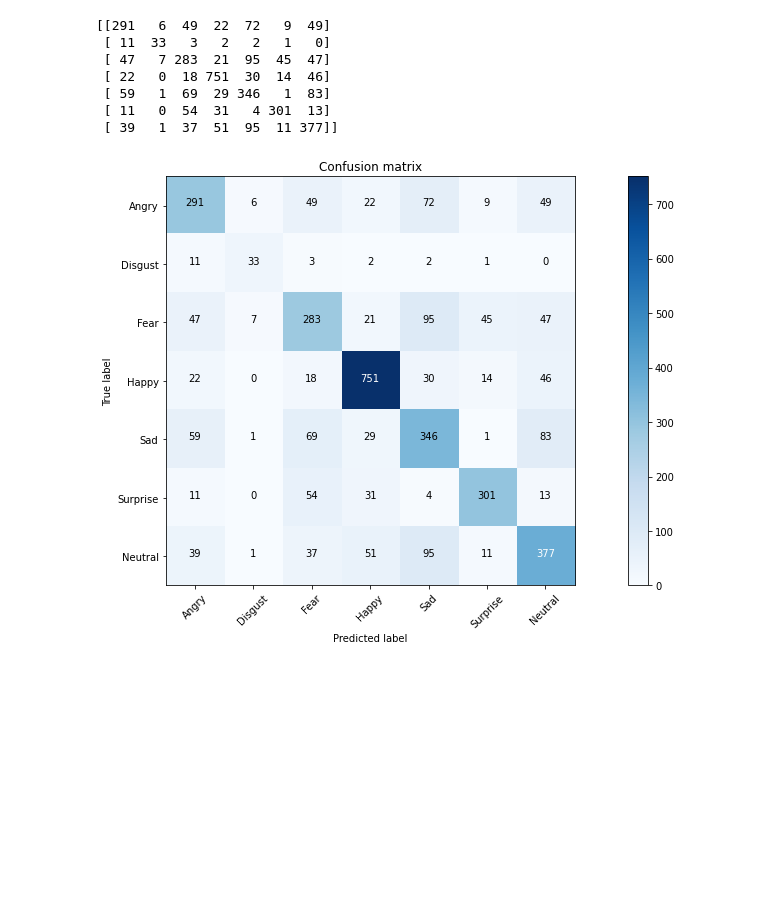
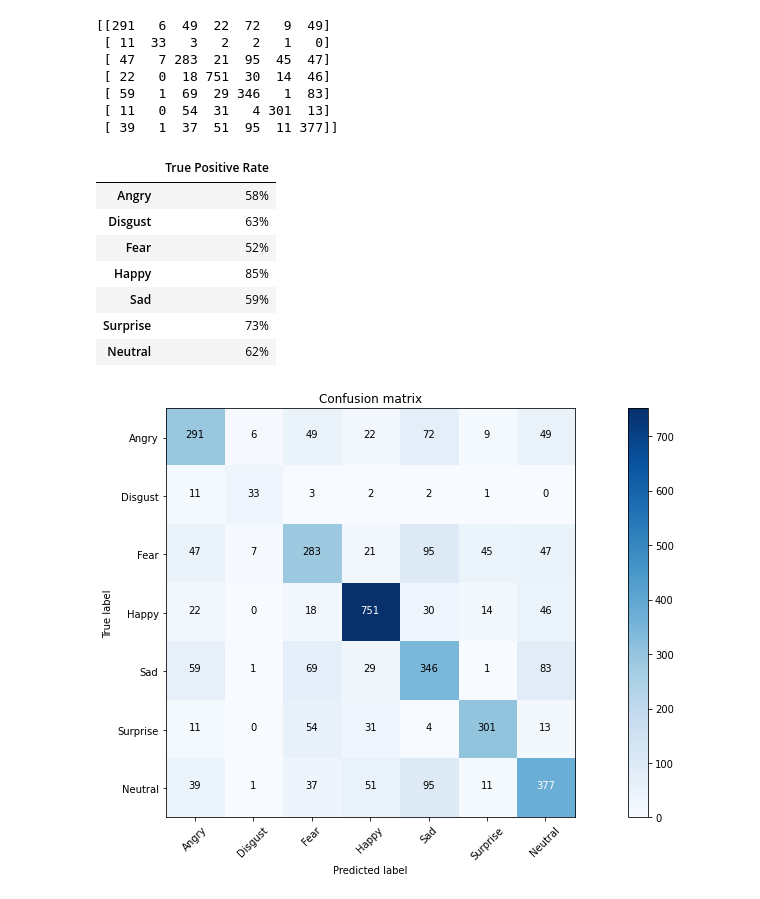
Before and after one commit to UNT-5214-P3/EmotionRecognition, a Jupyter notebook: keras_confusion_matrix.ipynb, the cells around one changed output. Drawn from its saved outputs; the diff is of its cells as text; code cells hidden in the pictures; blank space fills up the shorter version.

Commit message:
Compute TPR per class

```diff
--- a/keras_confusion_matrix.ipynb
+++ b/keras_confusion_matrix.ipynb
@@ -23,4 +31,23 @@ print(cm)
  [ 59   1  69  29 346   1  83]
  [ 11   0  54  31   4 301  13]
  [ 39   1  37  51  95  11 377]]
+# %%
+# compute true positive rate per class
+tpr_keras = []
+for row in range(len(cm)):
+    total = sum(cm[row])
+    tpr = "{0:.0f}%".format(cm[row][row]*100 / total)
+    tpr_keras.append(tpr)
+
+tpr_df = pd.DataFrame.from_dict(dict(zip(labels, tpr_keras)), orient='index', columns=['True Positive Rate'])
+tpr_df
+# %% [output]
+|  | True Positive Rate |
+| Angry | 58% |
+| Disgust | 63% |
+| Fear | 52% |
+| Happy | 85% |
+| Sad | 59% |
+| Surprise | 73% |
+| Neutral | 62% |
 # %%
```
Also changed, not shown: parts of 3 cells of this notebook.
